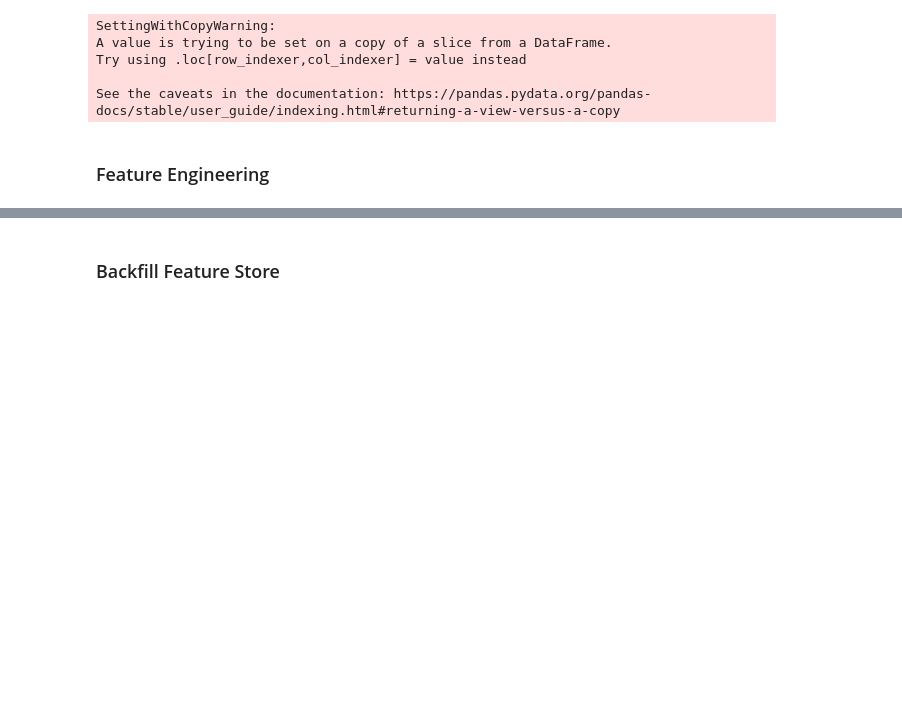
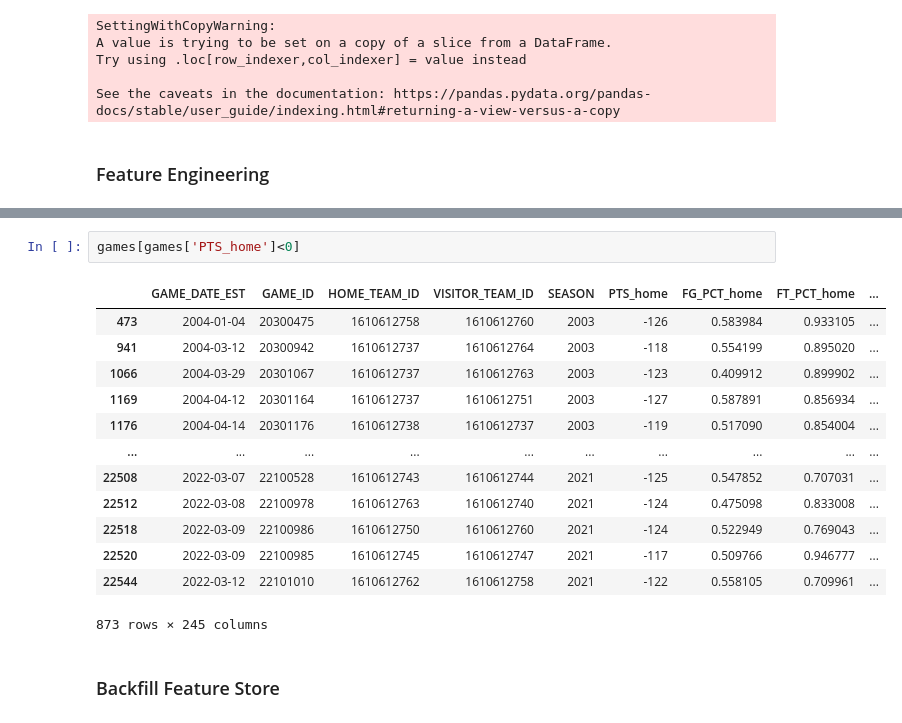
Before and after one commit to cmunch1/nba-prediction, a Jupyter notebook: 08_backfill_features.ipynb, the cells around one changed output, grey strips where cells are left out. Saved outputs shown, nothing was run; the diff lists cells and outputs as text; blank space fills up the shorter version.

```diff
--- a/08_backfill_features.ipynb
+++ b/08_backfill_features.ipynb
@@ -79,3 +87,19 @@ See the caveats in the documentation: https://pandas.pydata.org/pandas-docs/stab
+# %%
+games[games['PTS_home']<0]
+# %% [output]
+|  | GAME_DATE_EST | GAME_ID | HOME_TEAM_ID | VISITOR_TEAM_ID | SEASON | PTS_home | FG_PCT_home | FT_PCT_home | ... |
+| 473 | 2004-01-04 | 20300475 | 1610612758 | 1610612760 | 2003 | -126 | 0.583984 | 0.933105 | ... |
+| 941 | 2004-03-12 | 20300942 | 1610612737 | 1610612764 | 2003 | -118 | 0.554199 | 0.895020 | ... |
+| 1066 | 2004-03-29 | 20301067 | 1610612737 | 1610612763 | 2003 | -123 | 0.409912 | 0.899902 | ... |
+| 1169 | 2004-04-12 | 20301164 | 1610612737 | 1610612751 | 2003 | -127 | 0.587891 | 0.856934 | ... |
+| 1176 | 2004-04-14 | 20301176 | 1610612738 | 1610612737 | 2003 | -119 | 0.517090 | 0.854004 | ... |
+| ... | ... | ... | ... | ... | ... | ... | ... | ... | ... |
+| 22508 | 2022-03-07 | 22100528 | 1610612743 | 1610612744 | 2021 | -125 | 0.547852 | 0.707031 | ... |
+| 22512 | 2022-03-08 | 22100978 | 1610612763 | 1610612740 | 2021 | -124 | 0.475098 | 0.833008 | ... |
+| 22518 | 2022-03-09 | 22100986 | 1610612750 | 1610612760 | 2021 | -124 | 0.522949 | 0.769043 | ... |
+| 22520 | 2022-03-09 | 22100985 | 1610612745 | 1610612747 | 2021 | -117 | 0.509766 | 0.946777 | ... |
+| 22544 | 2022-03-12 | 22101010 | 1610612762 | 1610612758 | 2021 | -122 | 0.558105 | 0.709961 | ... |
+873 rows × 245 columns
 # %% [markdown]
 ### Backfill Feature Store
 # %%
```
Also changed, not shown: parts of 4 cells of this notebook.
